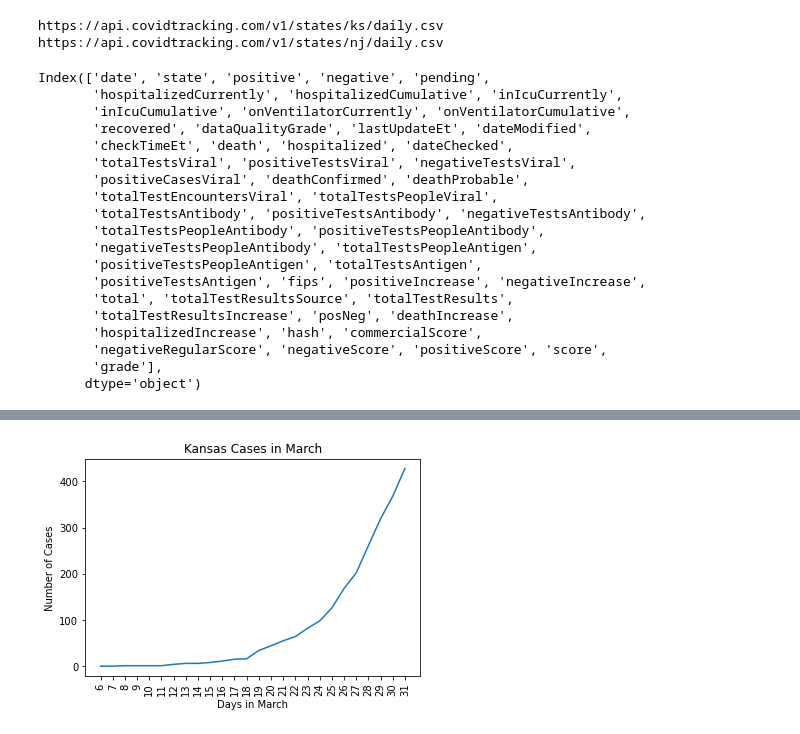
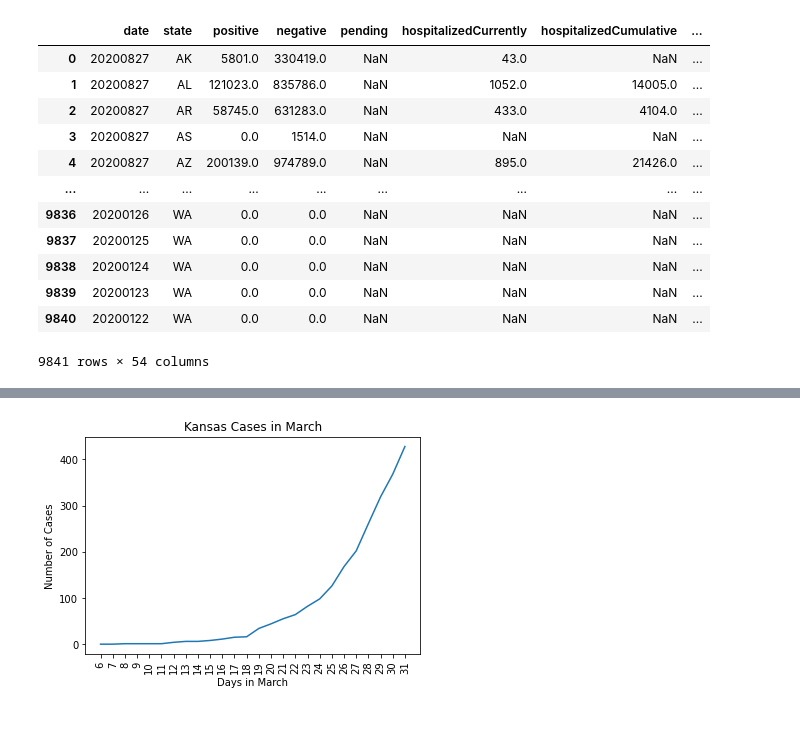
Before and after one commit to adrianstrecker/project-1, a Jupyter notebook: Covid Tracking API to JSON.ipynb, the cells around one changed output, grey strips where cells are left out. Saved outputs shown, nothing was run; the diff lists cells and outputs as text; code cells hidden in the pictures.

Commit message:
Updated code to read from JSON & create an output file for KS & NJ

```diff
--- a/Covid Tracking API to CSV.ipynb
+++ b/Covid Tracking API to JSON.ipynb
@@ -6,49 +6,40 @@ import requests
 import json
 import os
 # %%
-#ks_daily = pd.read_csv("https://api.covidtracking.com/v1/states/ks/daily.csv")
-#nj_daily = pd.read_csv("https://api.covidtracking.com/v1/states/ks/daily.csv")
+#Source - https://covidtracking.com/data
+#All of U.S.
+us_daily_csv = pd.read_csv("https://api.covidtracking.com/v1/states/daily.csv")
 
-#All of U.S.
-us_daily = pd.read_csv("https://api.covidtracking.com/v1/states/daily.csv")
+json_url = "https://api.covidtracking.com/v1/states/daily.json"
+us_daily_dict = requests.get(json_url).json()
+#CSVs obtained from call to https://api.covidtracking.com/v1/states/{state}/daily.csv
+# url = "https://api.covidtracking.com/v1/states/"
+# states = ["ks", "nj"]
+# current = "/current.json"
+# daily_csv = "/daily.csv"
+# daily = "/daily.json"
+# response = []
 
-#https://covidtracking.com/data
-#CSVs obtained from call to https://api.covidtracking.com/v1/states/{state}/daily.csv
-url = "https://api.covidtracking.com/v1/states/"
-states = ["ks", "nj"]
-current = "/current.json"
-daily_csv = "/daily.csv"
-
-#retrieve csv from API
-for state in states:
-    query_url = f"{url}{state}{daily_csv}"
-    response_csv = requests.get(query_url)
-    #cases_csv = response.csv()
-    print(response_csv.url)
+# #Retrieve csv from API
+# for state in states:
+#     query_url = f"{url}{state}{daily}"
+#     responses = requests.get(query_url).json()
+#     response.append(responses)
+#     #print(response.url)
-# %% [output]
-https://api.covidtracking.com/v1/states/ks/daily.csv
-https://api.covidtracking.com/v1/states/nj/daily.csv
-# %%
-ks_file = pd.read_csv("https://api.covidtracking.com/v1/states/ks/daily.csv")
-nj_file = pd.read_csv("https://api.covidtracking.com/v1/states/nj/daily.csv")
-ks_file.columns
-# %% [output]
-Index(['date', 'state', 'positive', 'negative', 'pending',
-       'hospitalizedCurrently', 'hospitalizedCumulative', 'inIcuCurrently',
-       'inIcuCumulative', 'onVentilatorCurrently', 'onVentilatorCumulative',
-       'recovered', 'dataQualityGrade', 'lastUpdateEt', 'dateModified',
-       'checkTimeEt', 'death', 'hospitalized', 'dateChecked',
-       'totalTestsViral', 'positiveTestsViral', 'negativeTestsViral',
-       'positiveCasesViral', 'deathConfirmed', 'deathProbable',
-       'totalTestEncountersViral', 'totalTestsPeopleViral',
-       'totalTestsAntibody', 'positiveTestsAntibody', 'negativeTestsAntibody',
-       'totalTestsPeopleAntibody', 'positiveTestsPeopleAntibody',
-       'negativeTestsPeopleAntibody', 'totalTestsPeopleAntigen',
-       'positiveTestsPeopleAntigen', 'totalTestsAntigen',
-       'positiveTestsAntigen', 'fips', 'positiveIncrease', 'negativeIncrease',
-       'total', 'totalTestResultsSource', 'totalTestResults',
-       'totalTestResultsIncrease', 'posNeg', 'deathIncrease',
-       'hospitalizedIncrease', 'hash', 'commercialScore',
-       'negativeRegularScore', 'negativeScore', 'positiveScore', 'score',
-       'grade'],
-      dtype='object')
+# %%
+us_daily = pd.DataFrame(us_daily_dict)
+us_daily
+# %% [output]
+|  | date | state | positive | negative | pending | hospitalizedCurrently | hospitalizedCumulative | ... |
+| 0 | 20200827 | AK | 5801.0 | 330419.0 | NaN | 43.0 | NaN | ... |
+| 1 | 20200827 | AL | 121023.0 | 835786.0 | NaN | 1052.0 | 14005.0 | ... |
+| 2 | 20200827 | AR | 58745.0 | 631283.0 | NaN | 433.0 | 4104.0 | ... |
+| 3 | 20200827 | AS | 0.0 | 1514.0 | NaN | NaN | NaN | ... |
+| 4 | 20200827 | AZ | 200139.0 | 974789.0 | NaN | 895.0 | 21426.0 | ... |
+| ... | ... | ... | ... | ... | ... | ... | ... | ... |
+| 9836 | 20200126 | WA | 0.0 | 0.0 | NaN | NaN | NaN | ... |
+| 9837 | 20200125 | WA | 0.0 | 0.0 | NaN | NaN | NaN | ... |
+| 9838 | 20200124 | WA | 0.0 | 0.0 | NaN | NaN | NaN | ... |
+| 9839 | 20200123 | WA | 0.0 | 0.0 | NaN | NaN | NaN | ... |
+| 9840 | 20200122 | WA | 0.0 | 0.0 | NaN | NaN | NaN | ... |
+9841 rows × 54 columns
```
Also changed, not shown: parts of 8 cells of this notebook, 1 other file.
